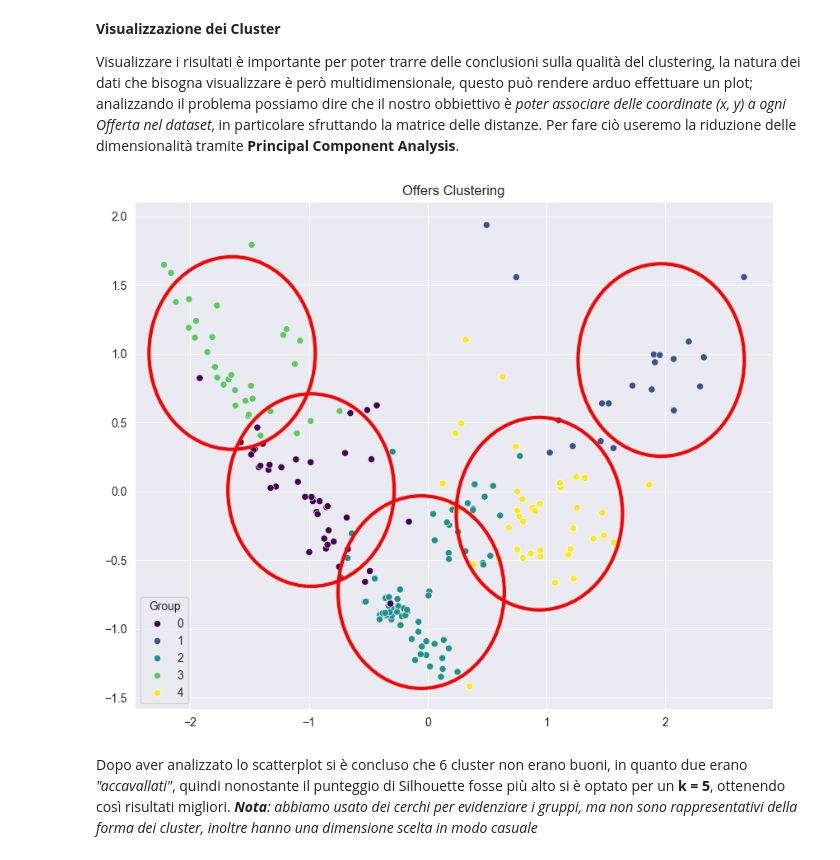
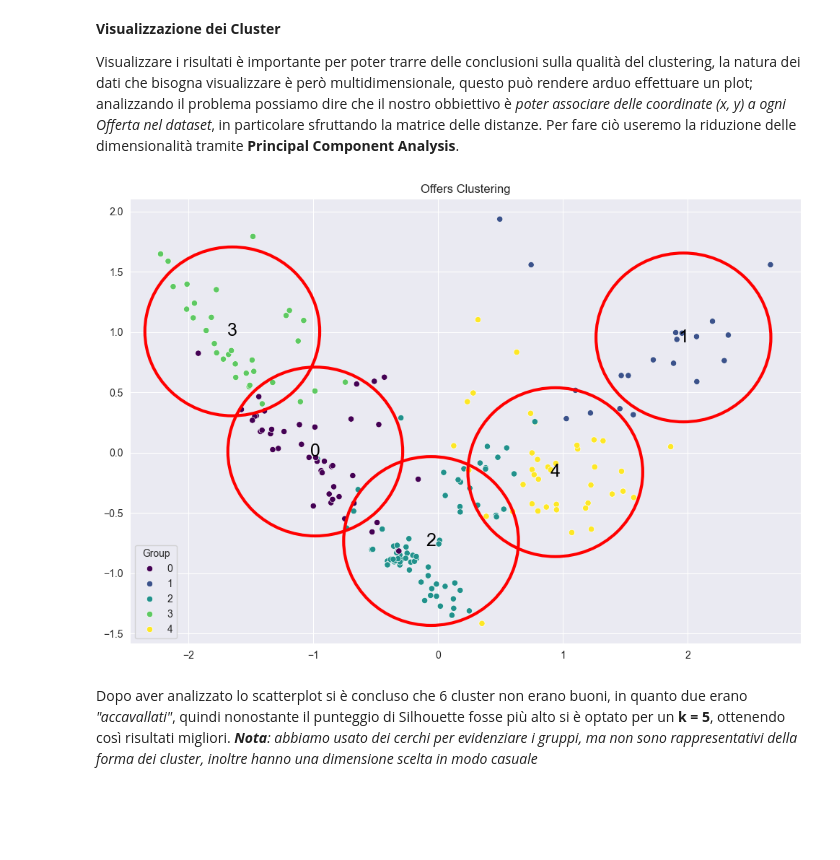
Before and after one commit to antoninoLorenzo/RecommenderSystem_TC, a Jupyter notebook: demo/notebooks/test_offers_1/test.ipynb, the cells around one changed output. Cells and saved outputs as stored; diff of their text form; code cells hidden in the pictures; blank space fills up the shorter version.

Commit message:
Offers Clustering Plot

```diff
--- a/demo/notebooks/test_offers_1/test.ipynb
+++ b/demo/notebooks/test_offers_1/test.ipynb
@@ -316,27 +316,28 @@ Per fare ciò useremo la riduzione delle dimensionalità tramite **Principal Com
 # %%
 from sklearn.decomposition import PCA
 from matplotlib.patches import Circle
 
 
 pca = PCA(2)
 group_labels = offers_frame['Group']
 reduced_data = pca.fit_transform(distance_matrix)
 
-plt.figure(figsize=(10, 8))
+plt.figure(figsize=(12, 8))
 sns.scatterplot(x=reduced_data[:,0], y=reduced_data[:,1], hue=group_labels, palette='viridis')
 plt.title('Offers Clustering')
 
 groups = group_labels.unique()
 for group in groups:
     group_data = reduced_data[labels == group]
     mean_x = group_data[:, 0].mean()
     mean_y = group_data[:, 1].mean()
-    circle = Circle((mean_x, mean_y), 0.7, fill=False, linewidth=3, edgecolor='red')
+    circle = Circle((mean_x, mean_y), 0.7, fill=False, linewidth=3, edgecolor='red', )
     plt.gca().add_artist(circle)
+    plt.text(mean_x, mean_y, str(group), ha='center', va='center', fontsize=18, color='black')
 
 plt.show()
 # %% [output]
-[figure, old version]
+[figure, new version]
 # %% [markdown]
 Dopo aver analizzato lo scatterplot si è concluso che 6 cluster non erano buoni, in quanto due erano *"accavallati"*, quindi nonostante il punteggio di Silhouette fosse più alto si è optato per un **k = 5**, ottenendo così risultati migliori.
 ***Nota**: abbiamo usato dei cerchi per evidenziare i gruppi, ma non sono rappresentativi della forma dei cluster, inoltre hanno una dimensione scelta in modo casuale*
```
